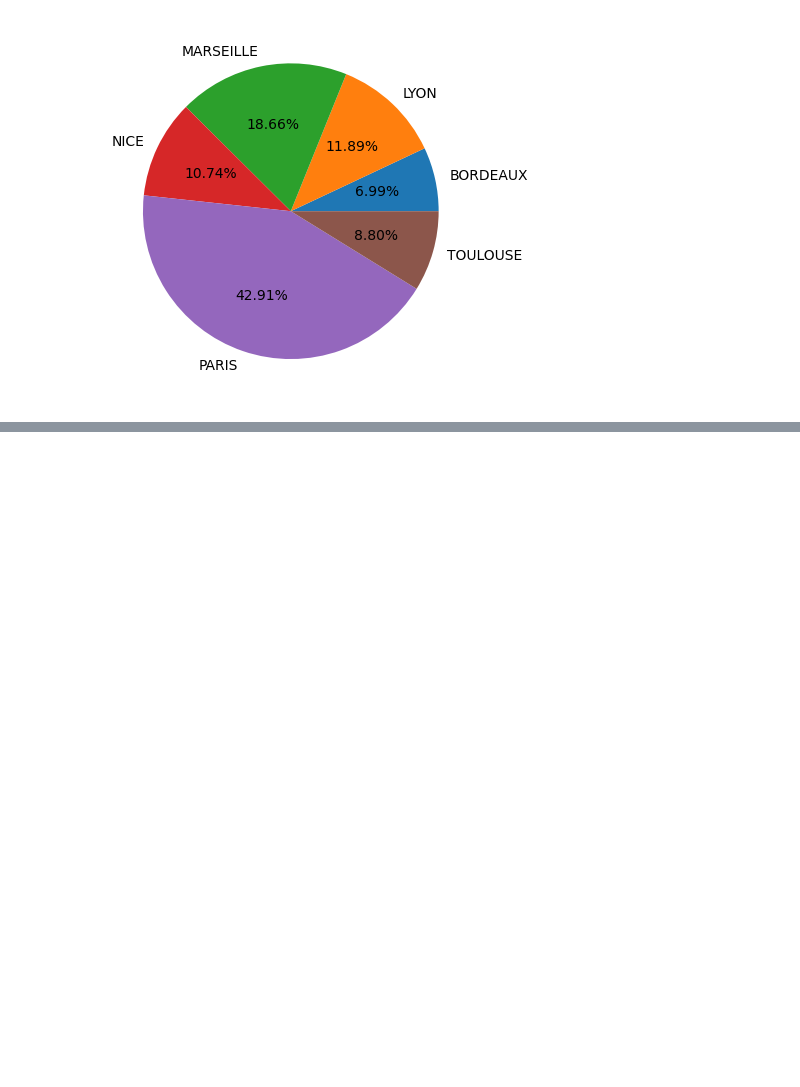
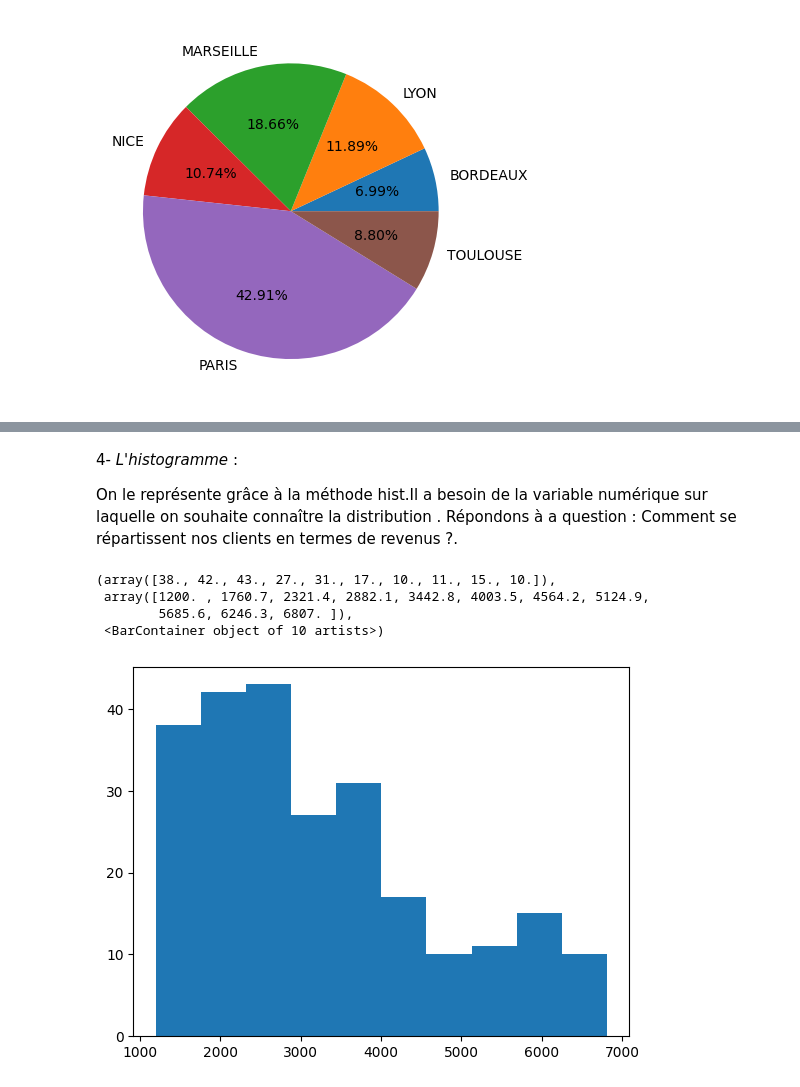
Before and after one commit to Harlequelrah/Learning_data_science, a Jupyter notebook: Learning_data_science/Construisez_des_data_visualisations_avec_Matplotlib_et_Seaborn/Tracez_des_graphiques_avec_Matplotlib.ipynb, the cells around one changed output, grey strips where cells are left out. Saved outputs shown, nothing was run; the diff lists cells and outputs as text; code cells hidden in the pictures; blank space fills up the shorter version.

```diff
--- a/Learning_data_science/Construisez_des_data_visualisations_avec_Matplotlib_et_Seaborn/Tracez_des_graphiques_avec_Matplotlib.ipynb
+++ b/Learning_data_science/Construisez_des_data_visualisations_avec_Matplotlib_et_Seaborn/Tracez_des_graphiques_avec_Matplotlib.ipynb
@@ -76,0 +87,12 @@ plt.pie(labels=data['ville'],x=data['remboursement'],autopct="%.2f%%")
+# %% [markdown]
+4- *L'histogramme* :
+
+On le représente grâce à la méthode hist.Il a besoin de la variable numérique sur laquelle on souhaite connaître la distribution . Répondons à a question : Comment se répartissent nos clients en termes de revenus ?.
+# %%
+plt.hist(prets['revenu'])
+# %% [output]
+(array([38., 42., 43., 27., 31., 17., 10., 11., 15., 10.]),
+ array([1200. , 1760.7, 2321.4, 2882.1, 3442.8, 4003.5, 4564.2, 5124.9,
+        5685.6, 6246.3, 6807. ]),
+ <BarContainer object of 10 artists>)
+[figure, added]
```
Also changed, not shown: parts of 10 cells of this notebook.
